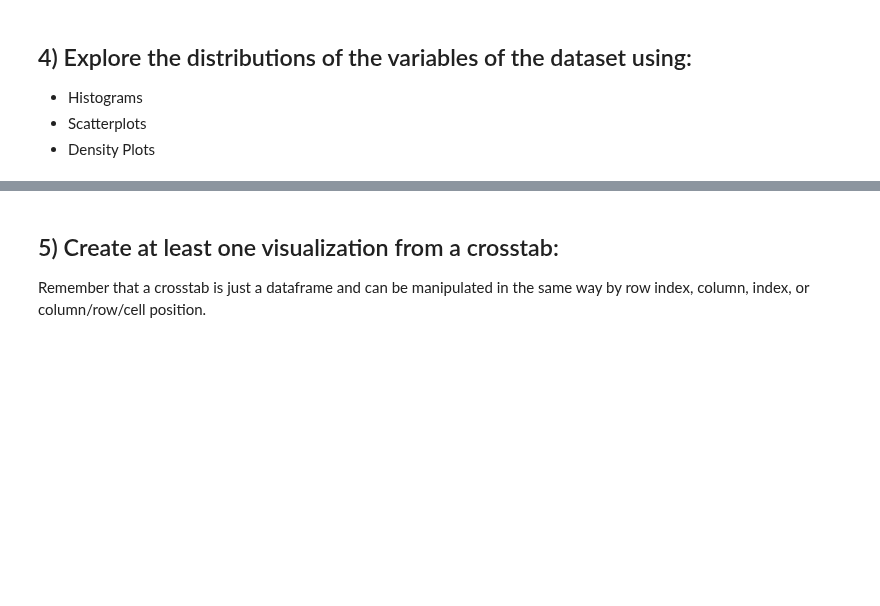
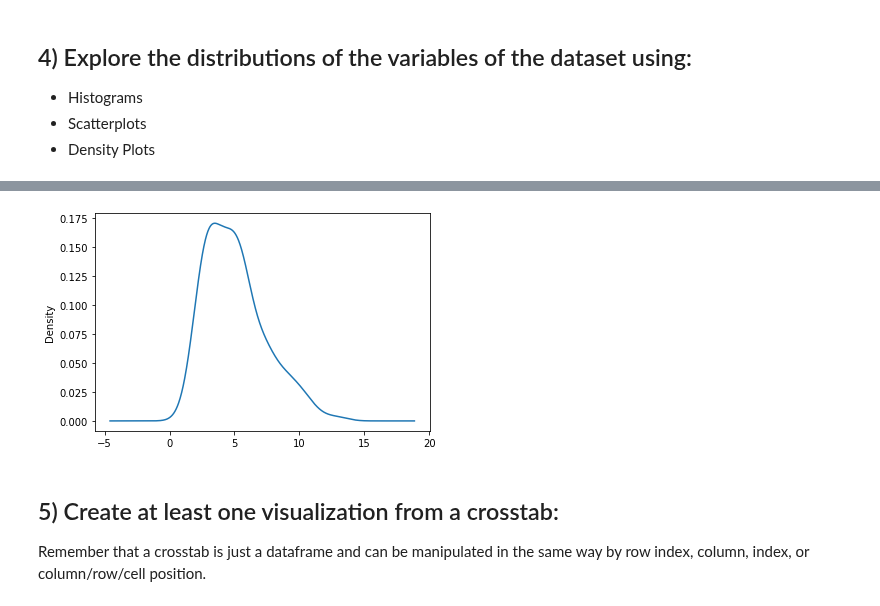
Before and after one commit to bloominstituteoftechnology/DS-Unit-1-Sprint-1-Data-Wrangling-and-Storytelling, a Jupyter notebook: module1-exploratory-data-analysis/LS_DS_111_Exploratory_Data_Analysis_Assignment.ipynb, the cells around one changed output, grey strips where cells are left out. Drawn from its saved outputs; the diff is of its cells as text; code cells hidden in the pictures; blank space fills up the shorter version.

```diff
--- a/module1-exploratory-data-analysis/LS_DS_111_Exploratory_Data_Analysis_Assignment.ipynb
+++ b/module1-exploratory-data-analysis/LS_DS_111_Exploratory_Data_Analysis_Assignment.ipynb
@@ -53,3 +210,7 @@ Take whichever of the above datasets has more categorical variables and use cros
+# %%
+second_df['Color intensity'].plot.density();
+# %% [output]
+[figure, added]
 # %% [markdown]
 ## 5) Create at least one visualization from a crosstab:
 
```
Also changed, not shown: parts of 23 cells of this notebook.
